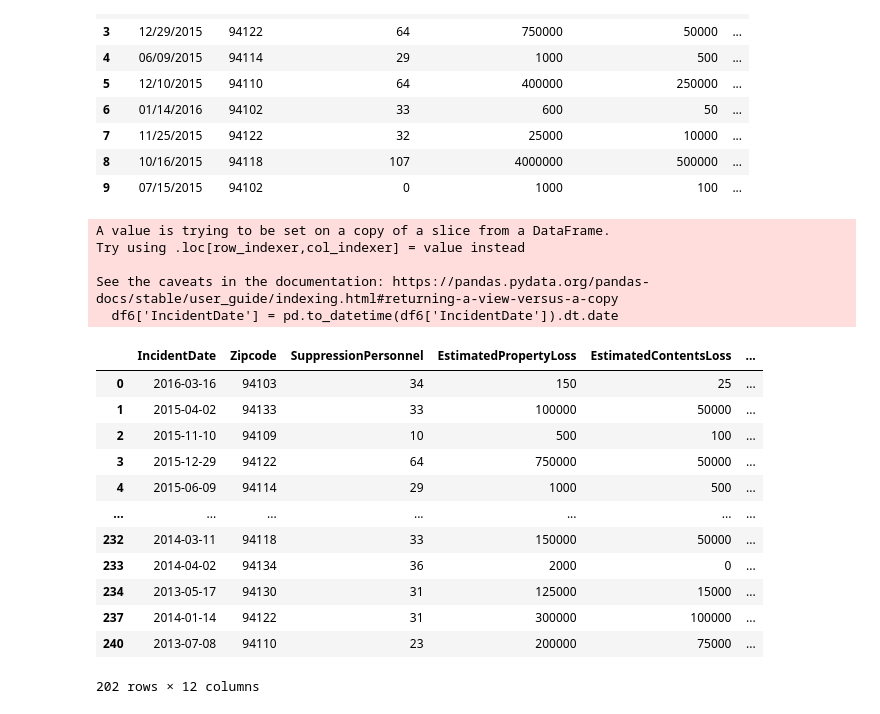
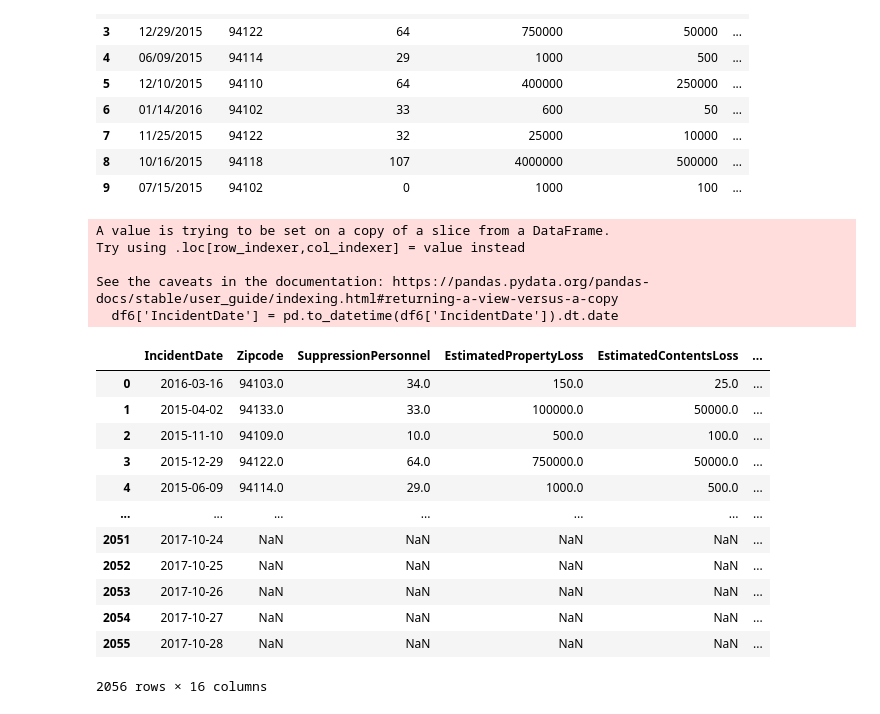
Before and after one commit to nkinesis/soen471-project, a Jupyter notebook: class-20230201/DT_SF.ipynb, the cells around one changed output. Drawn from its saved outputs; the diff is of its cells as text; code cells hidden in the pictures.

Commit message:
correction on datetime column

```diff
--- a/class-20230201/DT_SF.ipynb
+++ b/class-20230201/DT_SF.ipynb
@@ -180,26 +180,28 @@ See the caveats in the documentation: https://pandas.pydata.org/pandas-docs/stab
 | 9 | 07/15/2015 | 94102 | 0 | 1000 | 100 | ... |
 # %%
 weather = pd.read_csv('sf_weather.csv')
+df_weather = weather.rename(columns={'datetime':'IncidentDate'})
+# df_weather
 df6['IncidentDate'] = pd.to_datetime(df6['IncidentDate']).dt.date
-df6
-# ds_final = pd.merge(df6, weather,how = 'inner', on=['IncidentDate'])
-# ds_final
+# df6
+ds_final = pd.merge(df6, df_weather,how = 'outer', on=['IncidentDate'])
+ds_final
 # %% [output]
 A value is trying to be set on a copy of a slice from a DataFrame.
 Try using .loc[row_indexer,col_indexer] = value instead
 
 See the caveats in the documentation: https://pandas.pydata.org/pandas-docs/stable/user_guide/indexing.html#returning-a-view-versus-a-copy
   df6['IncidentDate'] = pd.to_datetime(df6['IncidentDate']).dt.date
 |  | IncidentDate | Zipcode | SuppressionPersonnel | EstimatedPropertyLoss | EstimatedContentsLoss | ... |
-| 0 | 2016-03-16 | 94103 | 34 | 150 | 25 | ... |
-| 1 | 2015-04-02 | 94133 | 33 | 100000 | 50000 | ... |
-| 2 | 2015-11-10 | 94109 | 10 | 500 | 100 | ... |
-| 3 | 2015-12-29 | 94122 | 64 | 750000 | 50000 | ... |
-| 4 | 2015-06-09 | 94114 | 29 | 1000 | 500 | ... |
+| 0 | 2016-03-16 | 94103.0 | 34.0 | 150.0 | 25.0 | ... |
+| 1 | 2015-04-02 | 94133.0 | 33.0 | 100000.0 | 50000.0 | ... |
+| 2 | 2015-11-10 | 94109.0 | 10.0 | 500.0 | 100.0 | ... |
+| 3 | 2015-12-29 | 94122.0 | 64.0 | 750000.0 | 50000.0 | ... |
+| 4 | 2015-06-09 | 94114.0 | 29.0 | 1000.0 | 500.0 | ... |
 | ... | ... | ... | ... | ... | ... | ... |
-| 232 | 2014-03-11 | 94118 | 33 | 150000 | 50000 | ... |
-| 233 | 2014-04-02 | 94134 | 36 | 2000 | 0 | ... |
-| 234 | 2013-05-17 | 94130 | 31 | 125000 | 15000 | ... |
-| 237 | 2014-01-14 | 94122 | 31 | 300000 | 100000 | ... |
-| 240 | 2013-07-08 | 94110 | 23 | 200000 | 75000 | ... |
+| 2051 | 2017-10-24 | NaN | NaN | NaN | NaN | ... |
+| 2052 | 2017-10-25 | NaN | NaN | NaN | NaN | ... |
+| 2053 | 2017-10-26 | NaN | NaN | NaN | NaN | ... |
+| 2054 | 2017-10-27 | NaN | NaN | NaN | NaN | ... |
+| 2055 | 2017-10-28 | NaN | NaN | NaN | NaN | ... |
-202 rows × 12 columns
+2056 rows × 16 columns
```
Also changed, not shown: 2 other files.
